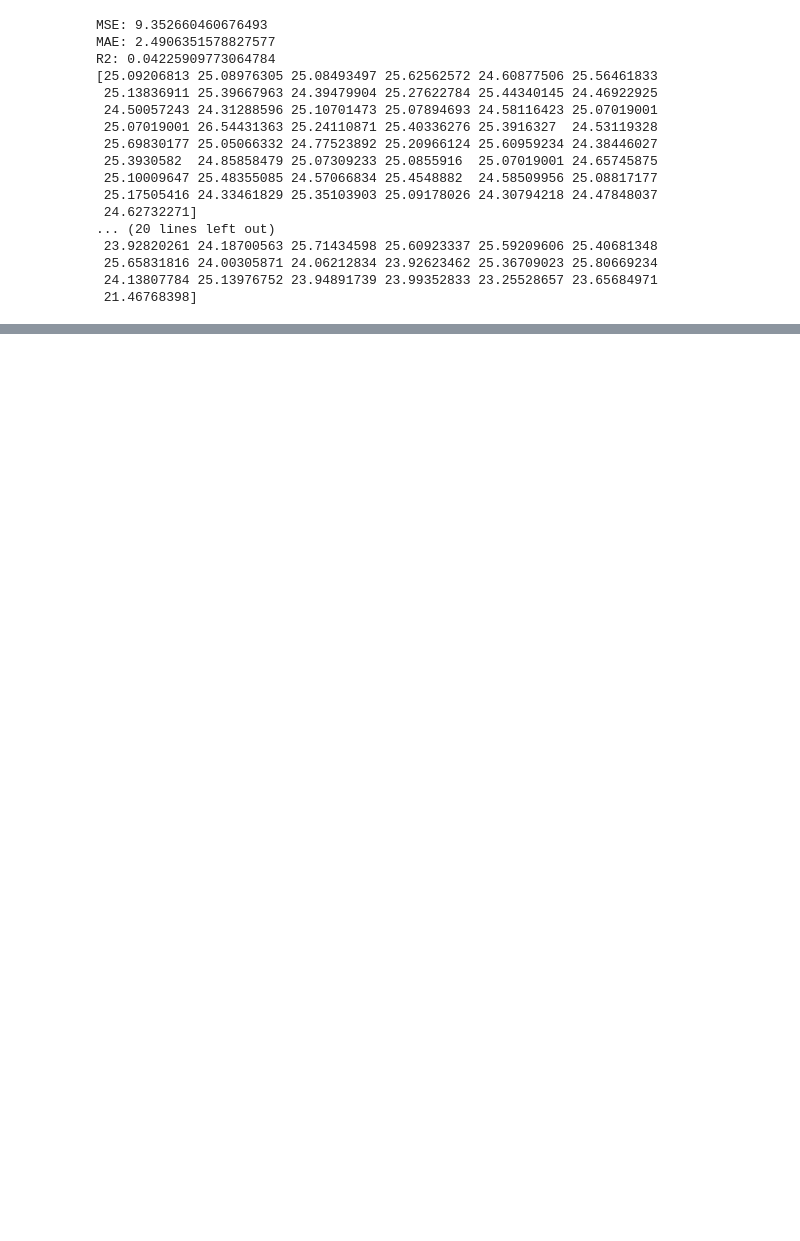
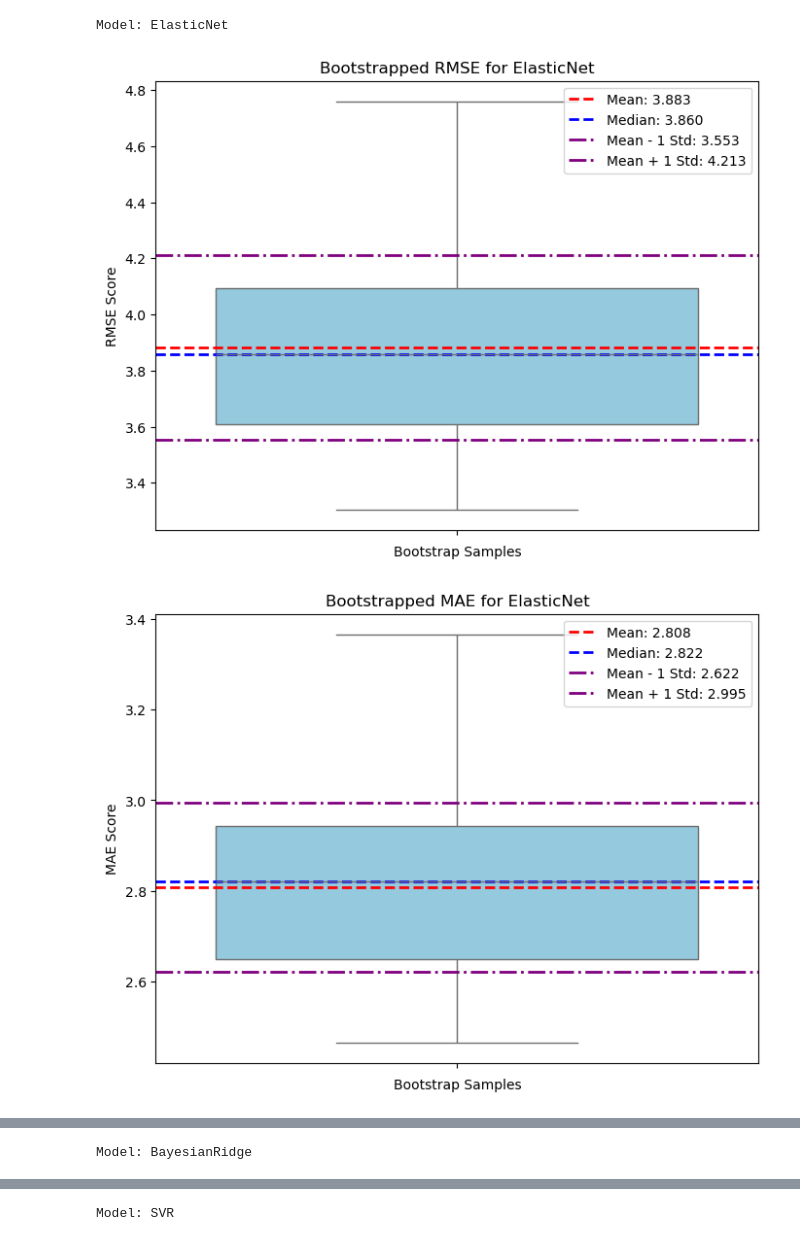
Before and after one commit to RafailTn/Assignment-1, a Jupyter notebook: notebooks/model_analysis.ipynb, the cells around one changed output, grey strips where cells are left out. Saved outputs shown, nothing was run; the diff lists cells and outputs as text; code cells hidden in the pictures; blank space fills up the shorter version.

Commit message:
created boxplots for baseline models

```diff
--- a/notebooks/model_analysis.ipynb
+++ b/notebooks/model_analysis.ipynb
@@ -21,30 +21,27 @@ input_path = Path.cwd()
 root = input_path.parent
 data_path = root / "data" / "development_final_data.csv"
 train_df = pd.read_csv(data_path, header=0)
-x = train_df.drop(columns=['BMI'])
+x = train_df.drop(columns=['BMI', 'Host age', 'Sex_Male'])
 y = train_df['BMI']
-x_train, x_test, y_train, y_test = train_test_split(x, y, test_size=0.1, random_state=42)
+val_df = pd.read_csv(root / "data" / "evaluation_final_data.csv", header=0)
+val_x = val_df.drop(columns=['BMI', 'Host age', 'Sex_Male'])
+val_y = val_df['BMI']
 # %%
 for model in [ElasticNet(), BayesianRidge(), SVR()]:
     print(f"Model: {model.__class__.__name__}")
     # Create a pipeline for each baseline model
     pipeline = functions.create_pipeline(model)
-    preds, trained_pipeline = functions.train_model_and_predict(x_train, y_train, x_test, pipeline, filename=f"{model.__class__.__name__}.pkl", save=True)
+    preds, trained_pipeline = functions.train_model_and_predict(x, y, val_x, pipeline, filename=model.__class__.__name__)
+    # Calculate metrics
+    rmse_scores, mae_scores, r2_scores = functions.bootstrap(x, y, val_x, val_y, trained_pipeline)
+    mean_rmse, std_rmse, median_rmse = functions.calculate_statistics(rmse_scores)
+    mean_mae, std_mae, median_mae = functions.calculate_statistics(mae_scores)
+    mean_r2, std_r2, median_r2 = functions.calculate_statistics(r2_scores)
+    # Create a boxplot
+    functions.create_boxplot(rmse_scores, model.__class__.__name__, "RMSE", mean_rmse, std_rmse, median_rmse)
+    functions.create_boxplot(mae_scores, model.__class__.__name__, "MAE", mean_mae, std_mae, median_mae)
+    functions.create_boxplot(r2_scores, model.__class__.__name__, "R2", mean_r2, std_r2, median_r2)
 # %% [output]
-MSE: 9.352660460676493
-MAE: 2.4906351578827577
-R2: 0.04225909773064784
-[25.09206813 25.08976305 25.08493497 25.62562572 24.60877506 25.56461833
- 25.13836911 25.39667963 24.39479904 25.27622784 25.44340145 24.46922925
- 24.50057243 24.31288596 25.10701473 25.07894693 24.58116423 25.07019001
- 25.07019001 26.54431363 25.24110871 25.40336276 25.3916327  24.53119328
- 25.69830177 25.05066332 24.77523892 25.20966124 25.60959234 24.38446027
- 25.3930582  24.85858479 25.07309233 25.0855916  25.07019001 24.65745875
- 25.10009647 25.48355085 24.57066834 25.4548882  24.58509956 25.08817177
- 25.17505416 24.33461829 25.35103903 25.09178026 24.30794218 24.47848037
- 24.62732271]
-... (20 lines left out)
- 23.92820261 24.18700563 25.71434598 25.60923337 25.59209606 25.40681348
- 25.65831816 24.00305871 24.06212834 23.92623462 25.36709023 25.80669234
- 24.13807784 25.13976752 23.94891739 23.99352833 23.25528657 23.65684971
- 21.46768398]
+Model: ElasticNet
+[figure, added]
+[figure, added]
@@ -50,0 +49 @@ R2: 0.04225909773064784
+Model: BayesianRidge
@@ -50,0 +53 @@ R2: 0.04225909773064784
+Model: SVR
```
Also changed, not shown: parts of 2 cells of this notebook, 1 other file.
